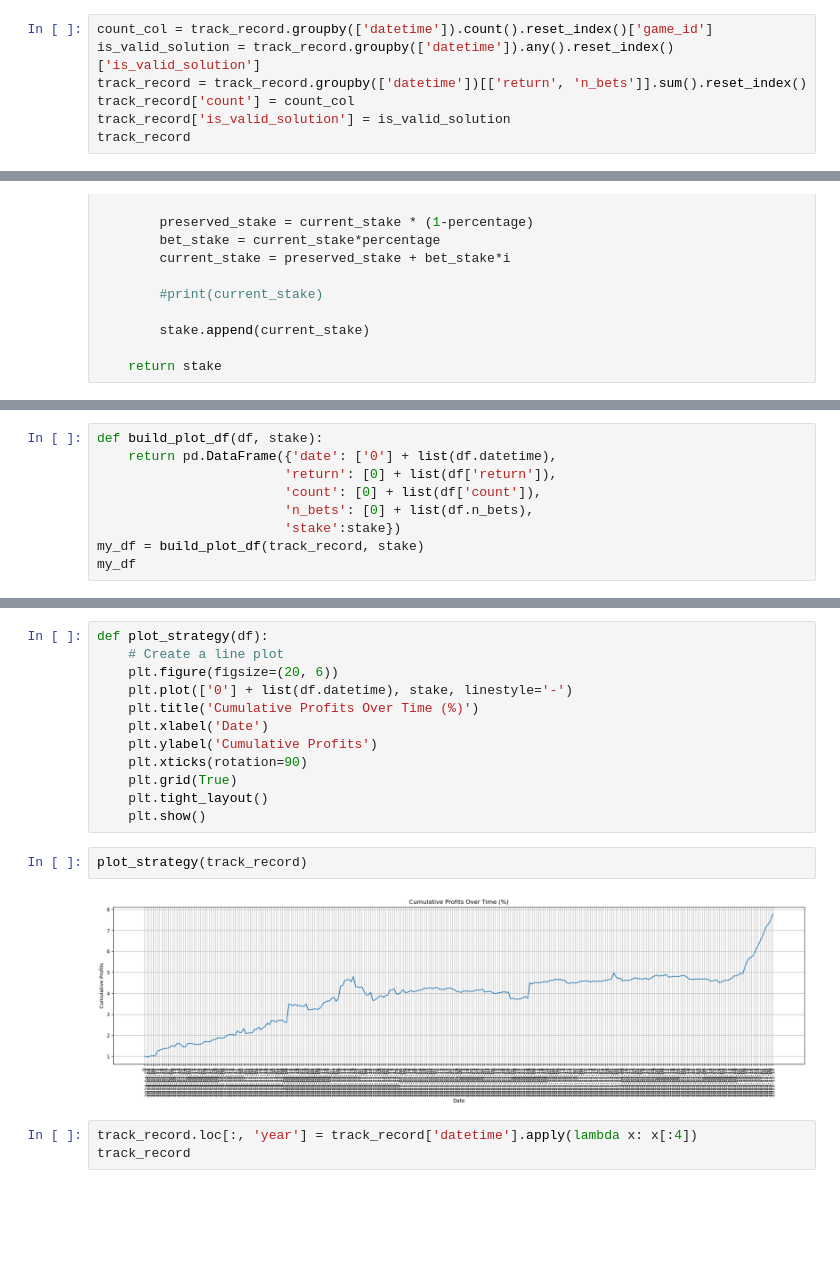
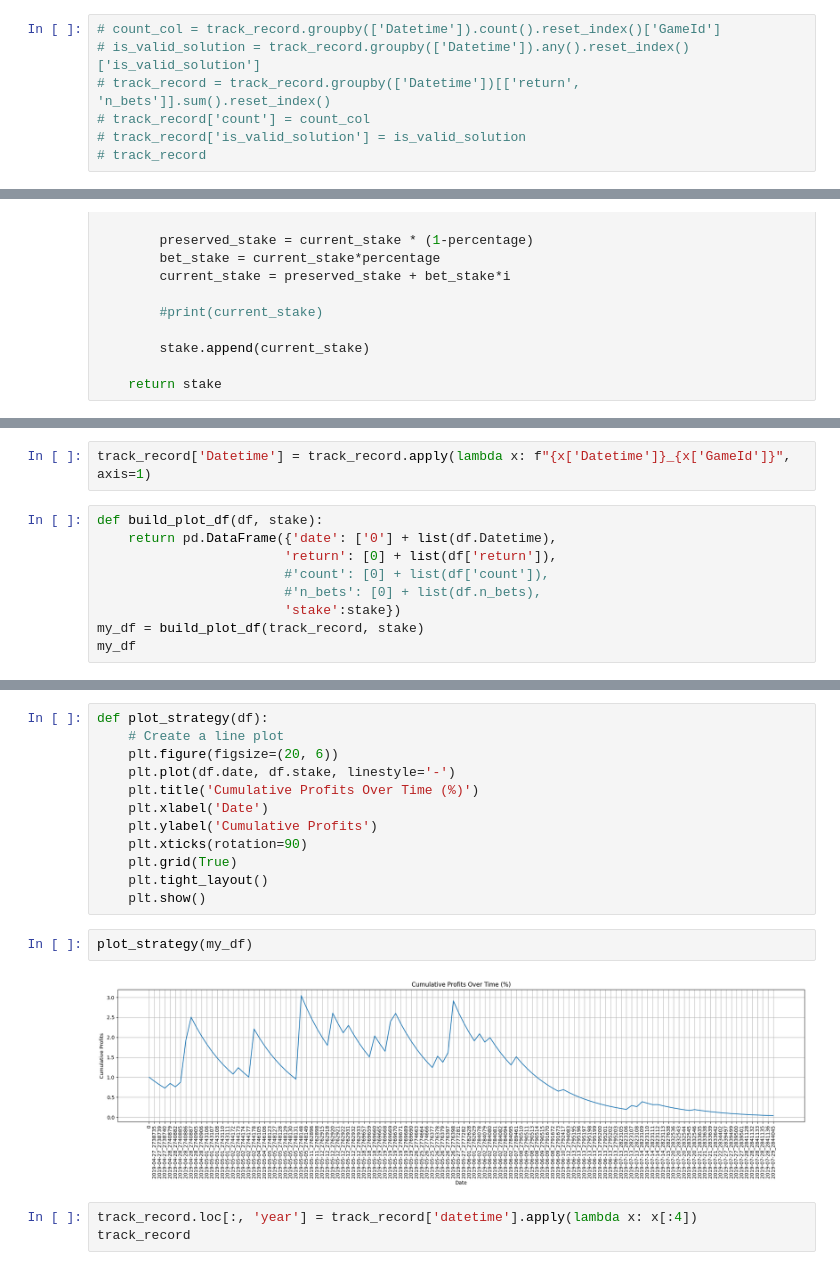
Before and after one commit to MarcosAugusto47/soccer-betting-strategy, a Jupyter notebook: notebook_plot.ipynb, the cells around one changed output, grey strips where cells are left out. Drawn from its saved outputs; the diff is of its cells as text; blank space fills up the shorter version.

```diff
--- a/notebook_plot.ipynb
+++ b/notebook_plot.ipynb
@@ -71,7 +100,7 @@ track_record.head(10)
 # %%
-count_col = track_record.groupby(['datetime']).count().reset_index()['game_id']
-is_valid_solution = track_record.groupby(['datetime']).any().reset_index()['is_valid_solution']
-track_record = track_record.groupby(['datetime'])[['return', 'n_bets']].sum().reset_index()
-track_record['count'] = count_col
-track_record['is_valid_solution'] = is_valid_solution
-track_record
+# count_col = track_record.groupby(['Datetime']).count().reset_index()['GameId']
+# is_valid_solution = track_record.groupby(['Datetime']).any().reset_index()['is_valid_solution']
+# track_record = track_record.groupby(['Datetime'])[['return', 'n_bets']].sum().reset_index()
+# track_record['count'] = count_col
+# track_record['is_valid_solution'] = is_valid_solution
+# track_record
@@ -181,9 +209,11 @@ stake
+# %%
+track_record['Datetime'] = track_record.apply(lambda x: f"{x['Datetime']}_{x['GameId']}", axis=1)
 # %%
 def build_plot_df(df, stake):
-    return pd.DataFrame({'date': ['0'] + list(df.datetime),
+    return pd.DataFrame({'date': ['0'] + list(df.Datetime),
                         'return': [0] + list(df['return']),
-                        'count': [0] + list(df['count']),
-                        'n_bets': [0] + list(df.n_bets),
+                        #'count': [0] + list(df['count']),
+                        #'n_bets': [0] + list(df.n_bets),
                         'stake':stake})
 my_df = build_plot_df(track_record, stake)
 my_df
@@ -210,7 +240,7 @@ my_df[my_df.stake == my_df.stake.max()]
 def plot_strategy(df):
     # Create a line plot
     plt.figure(figsize=(20, 6))
-    plt.plot(['0'] + list(df.datetime), stake, linestyle='-')
+    plt.plot(df.date, df.stake, linestyle='-')
     plt.title('Cumulative Profits Over Time (%)')
     plt.xlabel('Date')
     plt.ylabel('Cumulative Profits')
@@ -219,9 +249,9 @@ def plot_strategy(df):
     plt.tight_layout()
     plt.show()
 # %%
-plot_strategy(track_record)
+plot_strategy(my_df)
 # %% [output]
-[figure, old version]
+[figure, new version]
 # %%
 track_record.loc[:, 'year'] = track_record['datetime'].apply(lambda x: x[:4])
 track_record
```
Also changed, not shown: parts of 26 cells of this notebook, 3 other files.
